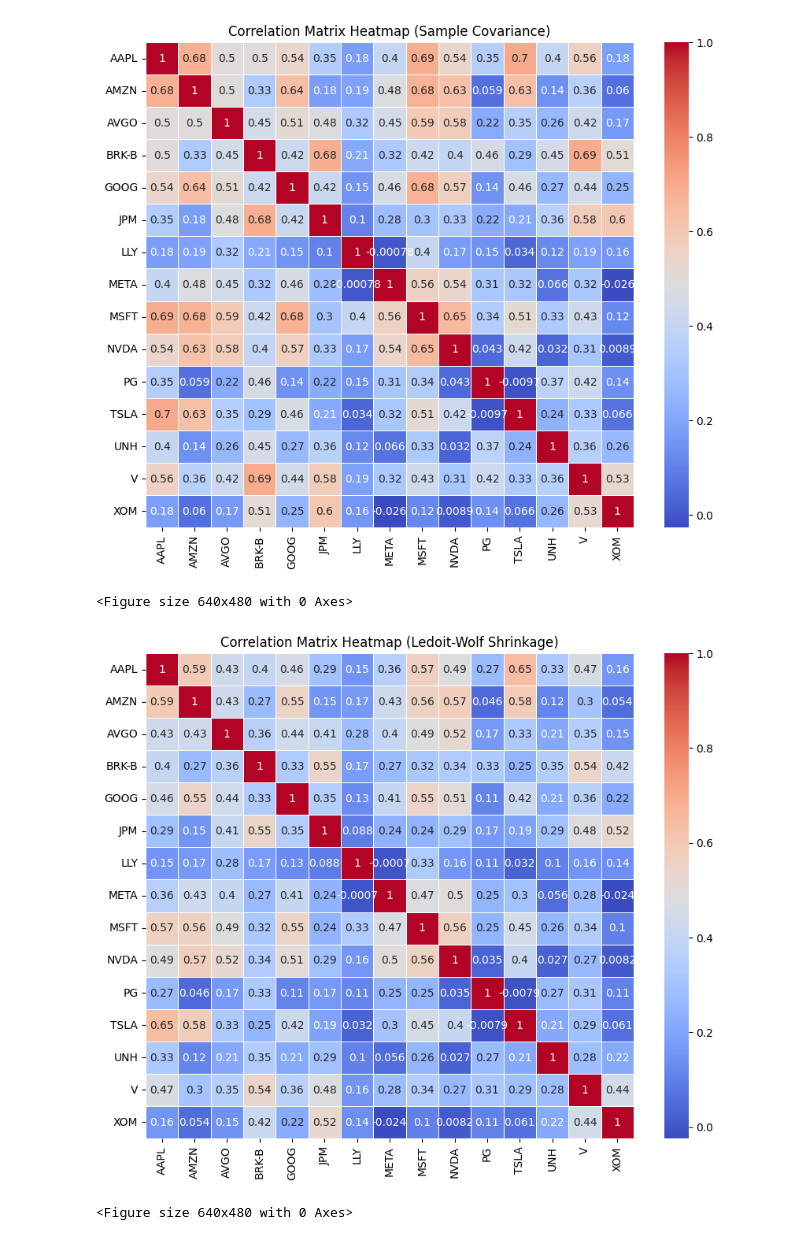
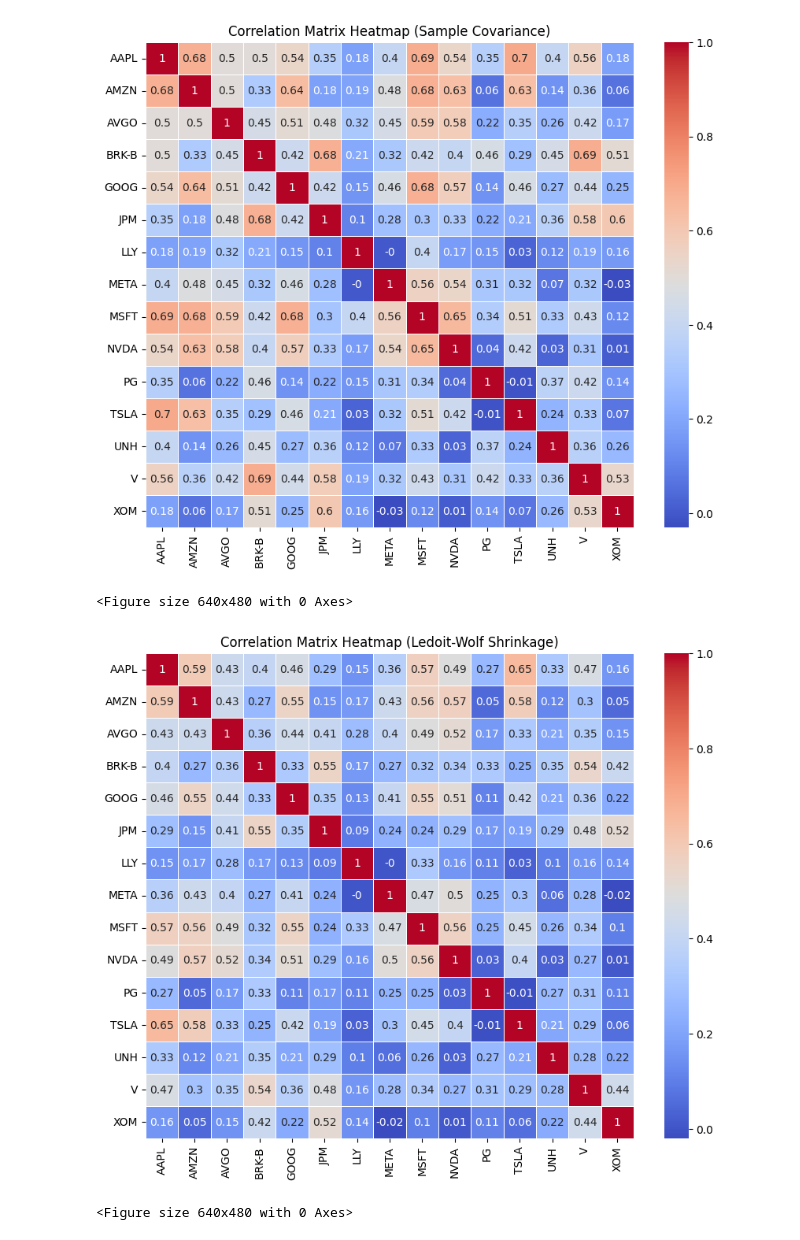
Before and after one commit to JFRich84/MSc, a Jupyter notebook: Optimisations_Final.ipynb, the cells around one changed output. Drawn from its saved outputs; the diff is of its cells as text; code cells hidden in the pictures.

```diff
--- a/Optimisations_Final.ipynb
+++ b/Optimisations_Final.ipynb
@@ -8,7 +8,7 @@ import numpy as np
 from pypfopt import risk_models, expected_returns, EfficientFrontier, EfficientSemivariance, base_optimizer
 
 # Load prices
-prices = pd.read_csv('combined_eod_data_tiingo.csv')
+prices = pd.read_csv('prices.csv')
 prices.set_index('date', inplace=True)
 prices.index = pd.to_datetime(prices.index)
 
@@ -32,34 +32,47 @@ def calculate_correlation(cov_matrix):
     # Divide by sd. to get correlation
     corr_matrix = cov_matrix.divide(sd_df, axis=0)
     corr_matrix = corr_matrix.divide(sd_df, axis=1)
+
+    # Round correlation matrix to 2 decimal places
+    corr_matrix = corr_matrix.round(2)
 
     return corr_matrix
 
 # Calculate correlation matrices
 corr_cov_pfopt = calculate_correlation(cov_pfopt)
 corr_cov_ledoit = calculate_correlation(cov_ledoit)
 cor_semicov = calculate_correlation(semivarcov)
 
 # Plotting the correlation matrices as heatmaps
 plt.figure(figsize=(10, 8))
 sns.heatmap(corr_cov_pfopt, annot=True, cmap='coolwarm', linewidths=0.5)
 plt.title('Correlation Matrix Heatmap (Sample Covariance)')
 plt.show()
 plt.savefig('correlation_heatmap.png')
 
 plt.figure(figsize=(10, 8))
 sns.heatmap(corr_cov_ledoit, annot=True, cmap='coolwarm', linewidths=0.5)
 plt.title('Correlation Matrix Heatmap (Ledoit-Wolf Shrinkage)')
 plt.show()
 plt.savefig('correlation_heatmap_ledoit.png')
 
 plt.figure(figsize=(10, 8))
 sns.heatmap(cor_semicov, annot=True, cmap='coolwarm', linewidths=0.5)
 plt.title('Correlation Matrix Heatmap (Semivariance)')
 plt.show()
 plt.savefig('correlation_heatmap_semivar.png')
+
+
+def plot_correlation_heatmap(corr_matrix, title, filename):
+    plt.figure(figsize=(len(corr_matrix) / 1.5, len(corr_matrix) / 1.5))
+    sns.heatmap(corr_matrix, annot=True, cmap='coolwarm', linewidths=0.5)
+    plt.title(f'Correlation Matrix Heatmap ({title})')
+    plt.savefig(filename)
+    plt.show()
+
+plot_correlation_heatmap(corr_cov_ledoit, 'Ledoit-Wolf Shrinkage', 'correlation_heatmap_ledoit.png')
 # %% [output]
-[figure, old version]
+[figure, new version]
 <Figure size 640x480 with 0 Axes>
-[figure, old version]
+[figure, new version]
 <Figure size 640x480 with 0 Axes>
```
Also changed, not shown: parts of 1 cell of this notebook, 3 other files.
